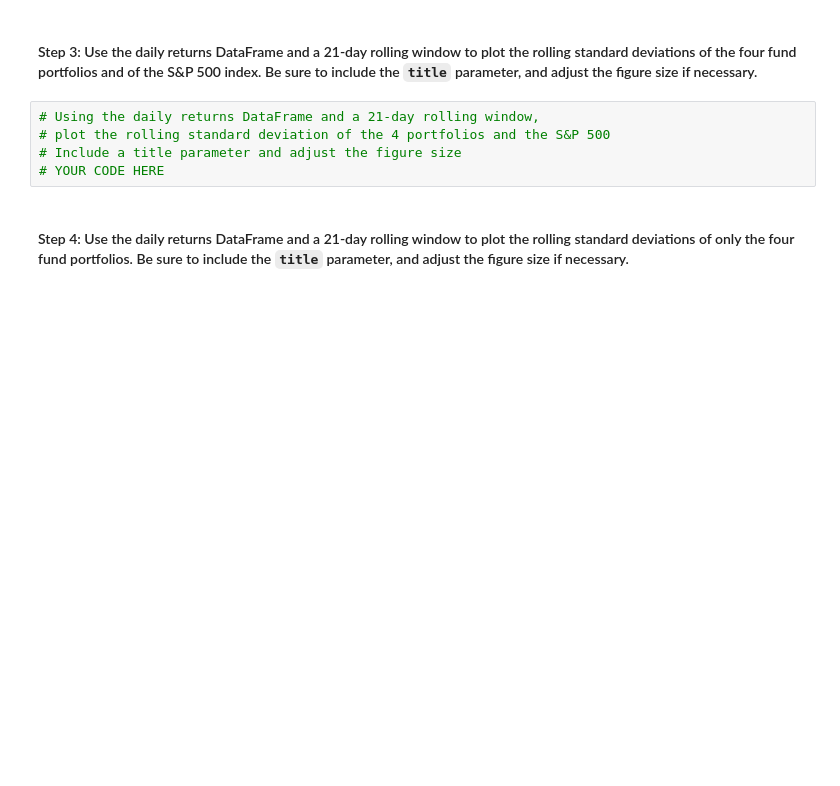
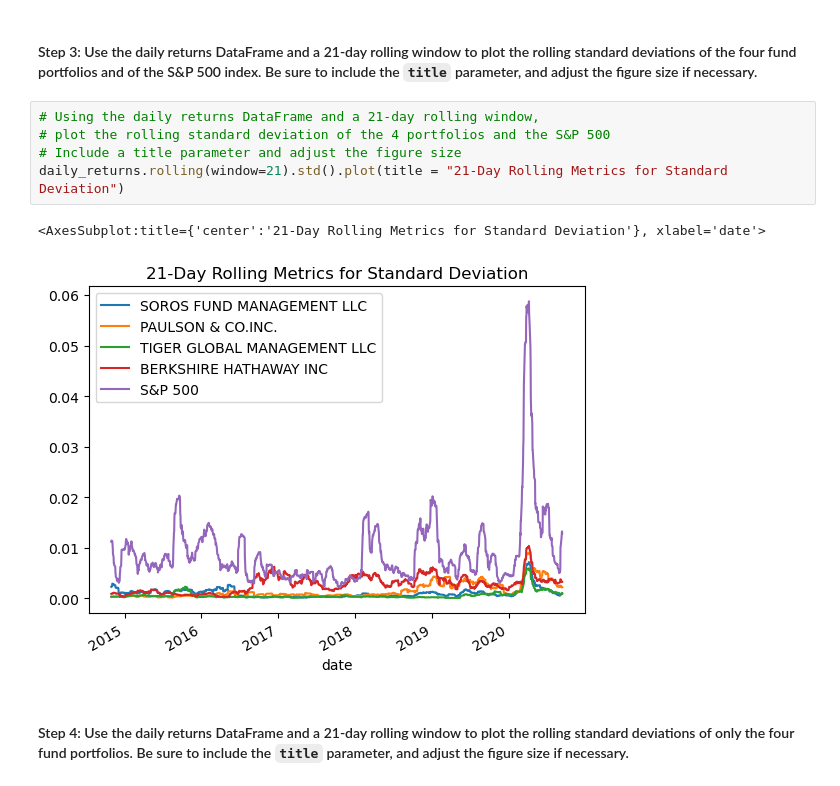
Before and after one commit to nahinhayat/Module4Challenge, a Jupyter notebook: Starter_Code 4/risk_return_analysis.ipynb, the cells around one changed output. Cells and saved outputs as stored; diff of their text form; blank space fills up the shorter version.

Commit message:
analyzed the risk-return profiles

```diff
--- a/Starter_Code 4/risk_return_analysis.ipynb
+++ b/Starter_Code 4/risk_return_analysis.ipynb
@@ -246,8 +256,11 @@ dtype: float64
 # %%
 # Using the daily returns DataFrame and a 21-day rolling window,
 # plot the rolling standard deviation of the 4 portfolios and the S&P 500
 # Include a title parameter and adjust the figure size
-# YOUR CODE HERE
+daily_returns.rolling(window=21).std().plot(title = "21-Day Rolling Metrics for Standard Deviation")
+# %% [output]
+<AxesSubplot:title={'center':'21-Day Rolling Metrics for Standard Deviation'}, xlabel='date'>
+[figure, added]
 # %% [markdown]
 #### Step 4: Use the daily returns DataFrame and a 21-day rolling window to plot the rolling standard deviations of only the four fund portfolios. Be sure to include the `title` parameter, and adjust the figure size if necessary.
 # %%
```
Also changed, not shown: parts of 7 cells of this notebook.
